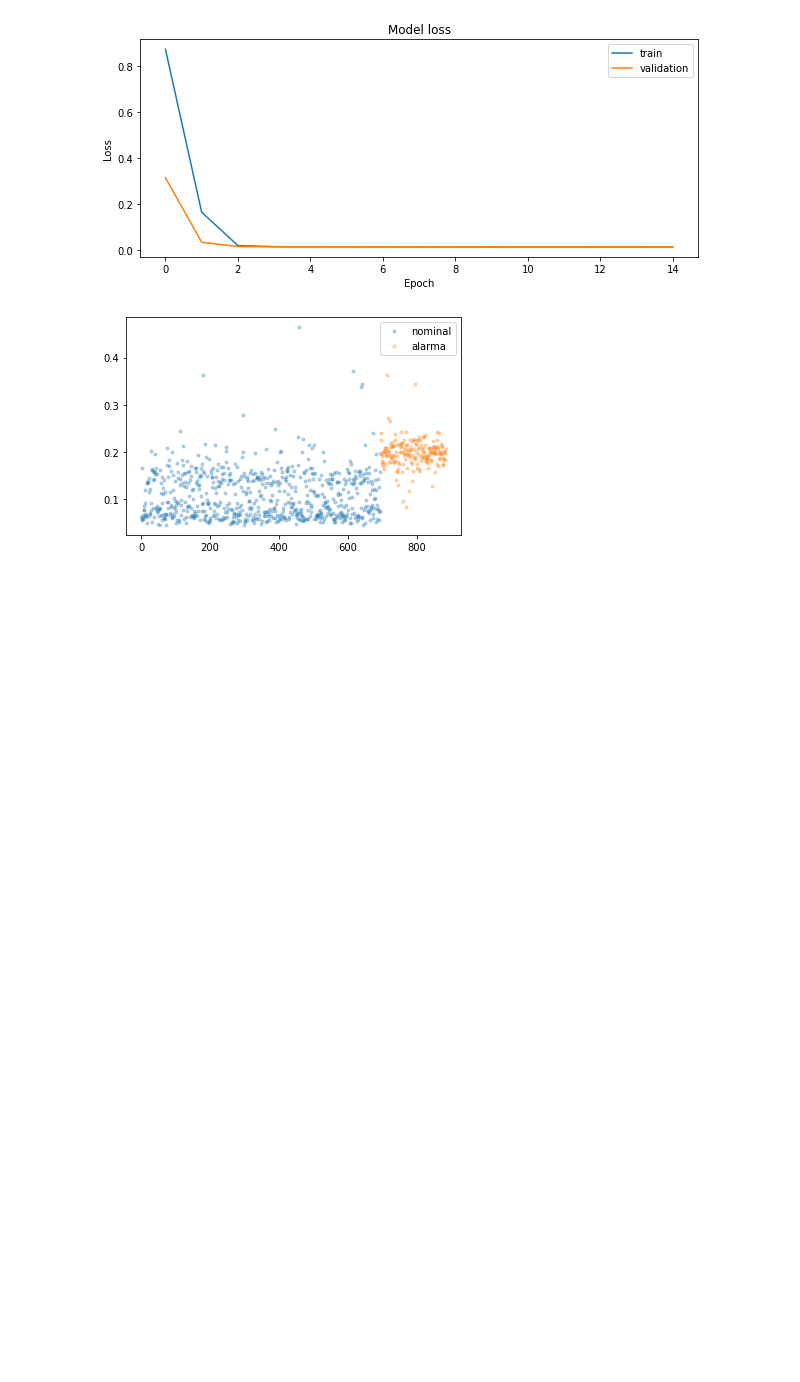
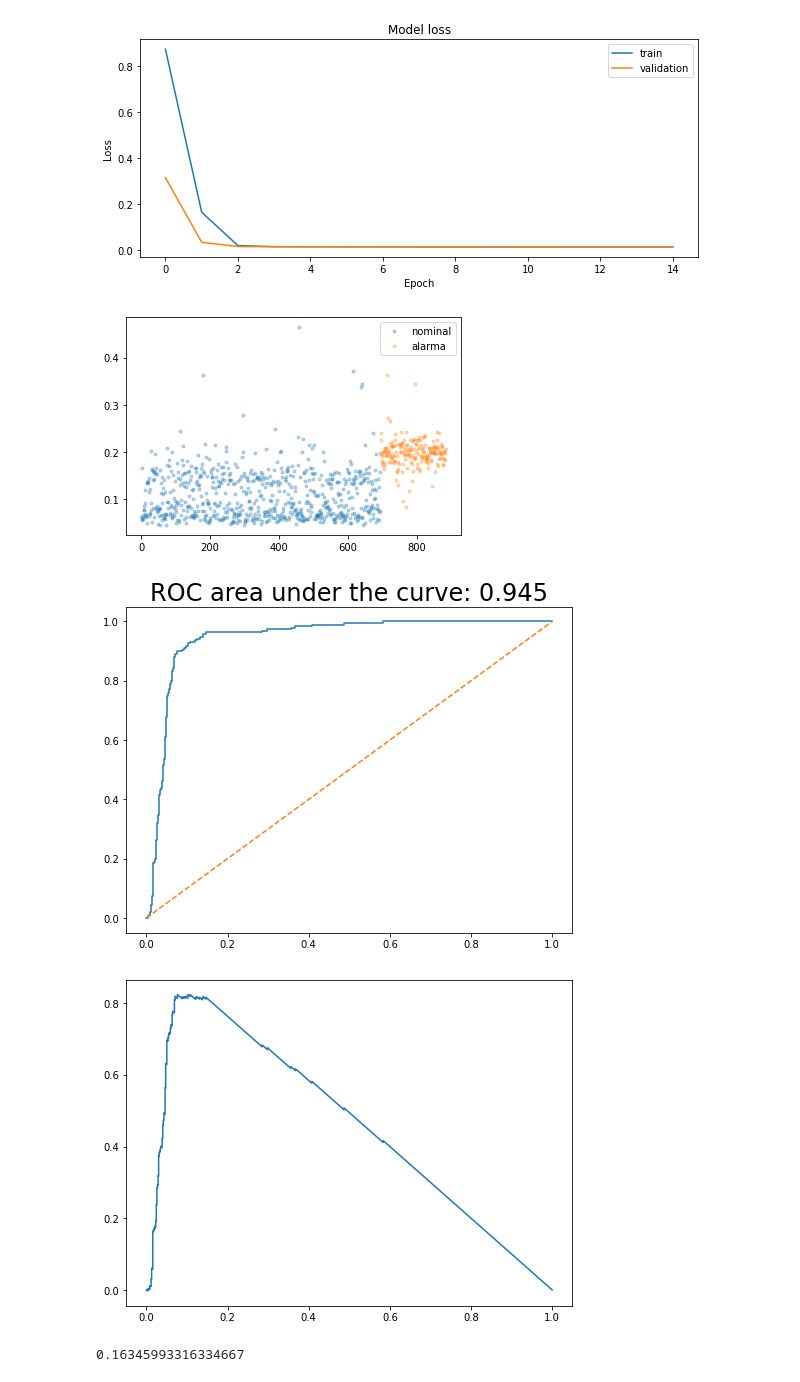
Before and after one commit to MartinVIllesca/ME7260-Aprendizaje-Profundo-en-Diagnostico-y-Pronostico-de-Fallas, a Jupyter notebook: t4/tarea_04.ipynb, the cells around one changed output. Cells and saved outputs as stored; diff of their text form; code cells hidden in the pictures; blank space fills up the shorter version.

Commit message:
finding best th according FN and ROC

```diff
--- a/t4/tarea_04.ipynb
+++ b/t4/tarea_04.ipynb
@@ -268,3 +268,30 @@ plt.legend()
 plt.show()
 # %% [output]
 [figure]
+# %%
+from sklearn.metrics import roc_curve, auc
+
+# crear curva ROC
+tpr, fpr, ths = roc_curve(Y_test.flatten(), rmse)
+
+roc_auc = auc(fpr, tpr)
+
+plt.figure(figsize=(8,6))
+plt.plot(fpr, tpr)
+plt.plot([0, 1], [0, 1], ls='--')
+plt.title(f'ROC area under the curve: {roc_auc:.3f}', fontsize=24)
+
+plt.show()
+
+plt.figure(figsize=(8,6))
+plt.plot(fpr, tpr - fpr)
+plt.show()
+# %% [output]
+[figure, added]
+[figure, added]
+# %%
+# buscar th para FN = 30
+best_th = ths[np.argmax(tpr - fpr)]
+print(best_th)
+# %% [output]
+0.16345993316334667
```
Also changed, not shown: parts of 5 cells of this notebook.
